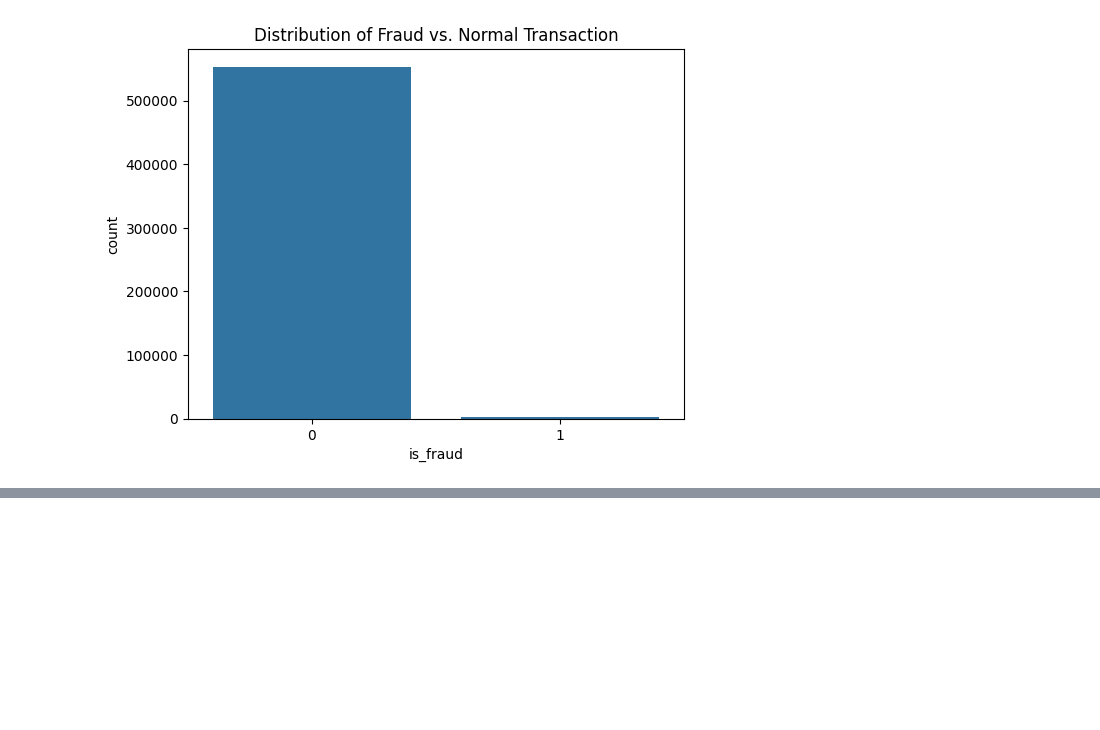
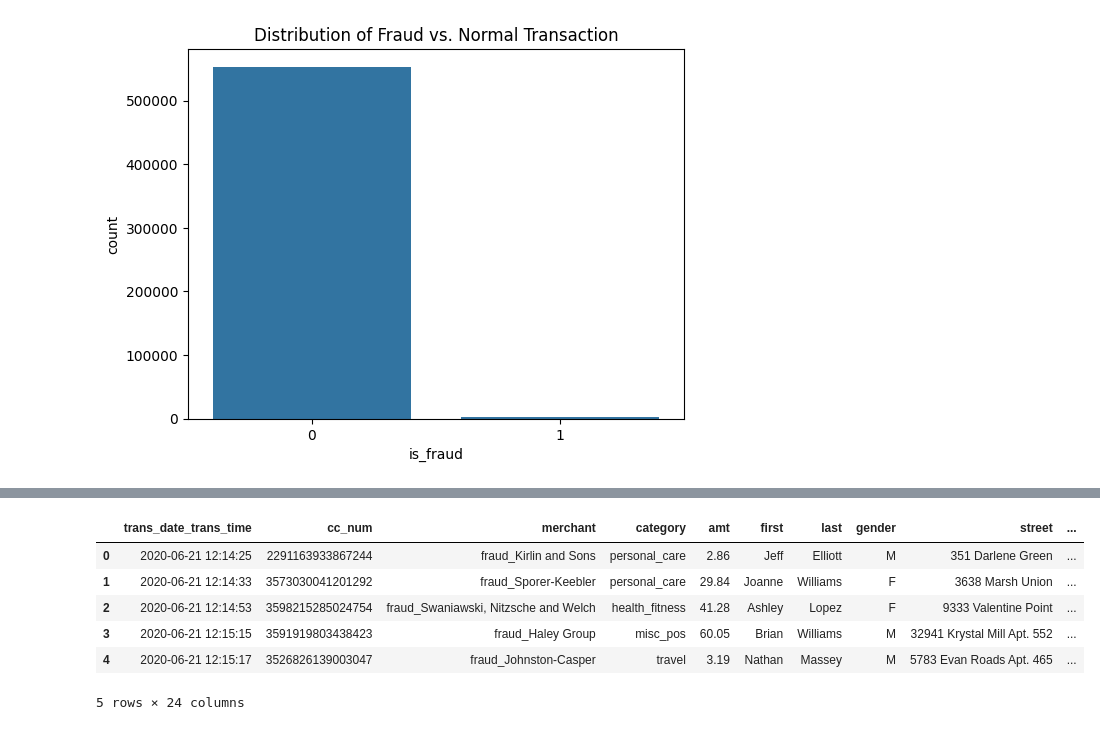
Before and after one commit to radhakrishnanganapathy/RTFDTPM, a Jupyter notebook: notebook/LoadData.ipynb, the cells around one changed output, grey strips where cells are left out. Drawn from its saved outputs; the diff is of its cells as text; code cells hidden in the pictures; blank space fills up the shorter version.

```diff
--- a/notebook/LoadData.ipynb
+++ b/notebook/LoadData.ipynb
@@ -106,0 +132,14 @@ plt.show()
+# %%
+# Extract hour, day, and month from transaction time
+df['trans_hour'] = df['trans_date_trans_time'].dt.hour
+df['trans_day'] = df['trans_date_trans_time'].dt.dayofweek
+# %%
+df.head()
+# %% [output]
+|  | trans_date_trans_time | cc_num | merchant | category | amt | first | last | gender | street | ... |
+| 0 | 2020-06-21 12:14:25 | 2291163933867244 | fraud_Kirlin and Sons | personal_care | 2.86 | Jeff | Elliott | M | 351 Darlene Green | ... |
+| 1 | 2020-06-21 12:14:33 | 3573030041201292 | fraud_Sporer-Keebler | personal_care | 29.84 | Joanne | Williams | F | 3638 Marsh Union | ... |
+| 2 | 2020-06-21 12:14:53 | 3598215285024754 | fraud_Swaniawski, Nitzsche and Welch | health_fitness | 41.28 | Ashley | Lopez | F | 9333 Valentine Point | ... |
+| 3 | 2020-06-21 12:15:15 | 3591919803438423 | fraud_Haley Group | misc_pos | 60.05 | Brian | Williams | M | 32941 Krystal Mill Apt. 552 | ... |
+| 4 | 2020-06-21 12:15:17 | 3526826139003047 | fraud_Johnston-Casper | travel | 3.19 | Nathan | Massey | M | 5783 Evan Roads Apt. 465 | ... |
+5 rows × 24 columns
```
Also changed, not shown: parts of 7 cells of this notebook.
